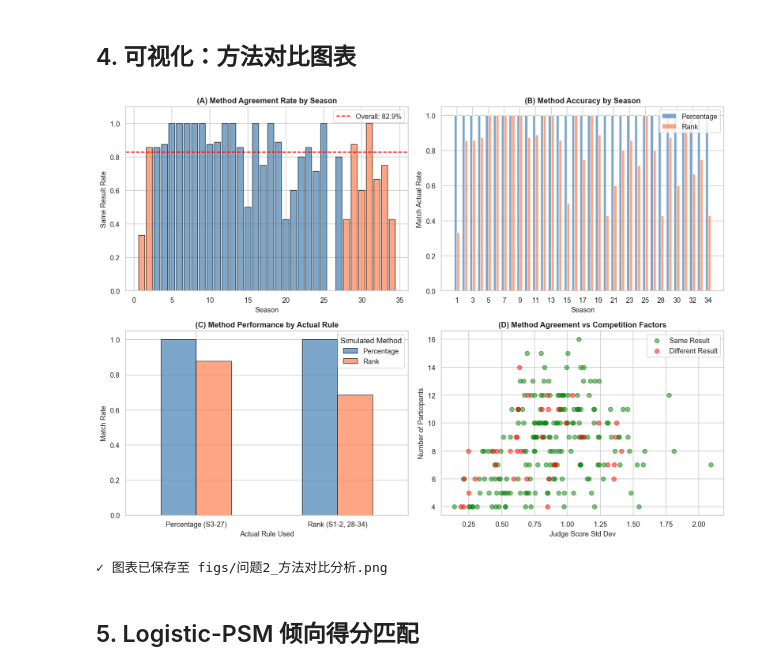
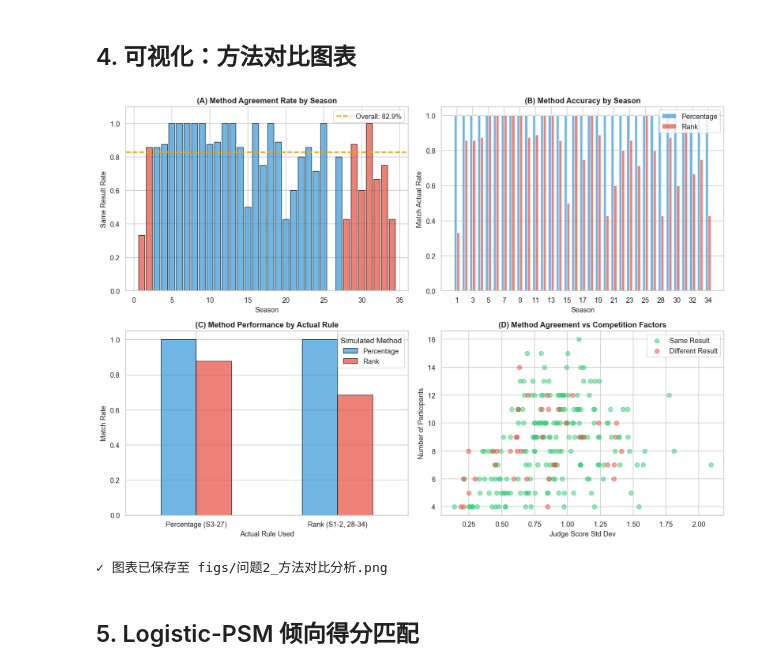
Before and after one commit to fuxiaoji/mcm, a Jupyter notebook: c/问题2/问题2_方法对比分析.ipynb, the cells around one changed output. Drawn from its saved outputs; the diff is of its cells as text; code cells hidden in the pictures.

```diff
--- a/c/问题2/问题2_方法对比分析.ipynb
+++ b/c/问题2/问题2_方法对比分析.ipynb
@@ -439,14 +439,20 @@ print(season_stats.to_string(index=False))
 # %% [markdown]
 ## 4. 可视化：方法对比图表
 # %%
+# 统一配色定义
+C_BLUE = '#3498DB'   # Percentage Method (百分比法)
+C_RED = '#E74C3C'    # Rank Method (排名法)
+C_GREEN = '#2ECC71'  # Same Result
+C_ORANGE = '#F39C12' # Warning/Highlight
+
 # 图1：两种方法结果一致性的赛季分布
 fig, axes = plt.subplots(2, 2, figsize=(14, 10))
 
 # Panel A: 方法一致性随赛季变化
 ax = axes[0, 0]
-colors = ['coral' if r == 'rank' else 'steelblue' for r in season_stats['rule']]
+colors = [C_RED if r == 'rank' else C_BLUE for r in season_stats['rule']]
 ax.bar(season_stats['season'], season_stats['same_result_rate'], color=colors, alpha=0.7, edgecolor='black')
-ax.axhline(y=parallel_df['same_result'].mean(), color='red', linestyle='--', label=f'Overall: {parallel_df["same_result"].mean():.1%}')
+ax.axhline(y=parallel_df['same_result'].mean(), color=C_ORANGE, linestyle='--', linewidth=2, label=f'Overall: {parallel_df["same_result"].mean():.1%}')
 ax.set_xlabel('Season', fontsize=11)
 ax.set_ylabel('Same Result Rate', fontsize=11)
 ax.set_title('(A) Method Agreement Rate by Season', fontsize=12, fontweight='bold')
@@ -457,8 +463,8 @@ ax.set_ylim([0, 1.1])
 ax = axes[0, 1]
 x = np.arange(len(season_stats))
 width = 0.35
-ax.bar(x - width/2, season_stats['pct_match_rate'], width, label='Percentage', color='steelblue', alpha=0.7)
-ax.bar(x + width/2, season_stats['rank_match_rate'], width, label='Rank', color='coral', alpha=0.7)
+ax.bar(x - width/2, season_stats['pct_match_rate'], width, label='Percentage', color=C_BLUE, alpha=0.7)
+ax.bar(x + width/2, season_stats['rank_match_rate'], width, label='Rank', color=C_RED, alpha=0.7)
 ax.set_xlabel('Season', fontsize=11)
 ax.set_ylabel('Match Actual Rate', fontsize=11)
 ax.set_title('(B) Method Accuracy by Season', fontsize=12, fontweight='bold')
@@ -476,37 +482,37 @@ rule_comparison = parallel_df.melt(
 )
 rule_comparison['method'] = rule_comparison['method'].map({
     'pct_matches_actual': 'Percentage',
     'rank_matches_actual': 'Rank'
 })
 
 # 计算分组统计
 grouped = rule_comparison.groupby(['actual_rule', 'method'])['matches'].mean().unstack()
-grouped.plot(kind='bar', ax=ax, color=['steelblue', 'coral'], alpha=0.7, edgecolor='black')
+grouped.plot(kind='bar', ax=ax, color=[C_BLUE, C_RED], alpha=0.7, edgecolor='black')
 ax.set_xlabel('Actual Rule Used', fontsize=11)
 ax.set_ylabel('Match Rate', fontsize=11)
 ax.set_title('(C) Method Performance by Actual Rule', fontsize=12, fontweight='bold')
 ax.set_xticklabels(['Percentage (S3-27)', 'Rank (S1-2, 28-34)'], rotation=0)
 ax.legend(title='Simulated Method')
 
 # Panel D: 评委分标准差与方法一致性的关系
 ax = axes[1, 1]
 same_cases = parallel_df[parallel_df['same_result']]
 diff_cases_plot = parallel_df[~parallel_df['same_result']]
 ax.scatter(same_cases['judge_std'], same_cases['n_participants'],
-           c='green', alpha=0.5, label='Same Result', s=50)
+           c=C_GREEN, alpha=0.5, label='Same Result', s=50)
 ax.scatter(diff_cases_plot['judge_std'], diff_cases_plot['n_participants'],
-           c='red', alpha=0.5, label='Different Result', s=50)
+           c=C_RED, alpha=0.5, label='Different Result', s=50)
 ax.set_xlabel('Judge Score Std Dev', fontsize=11)
 ax.set_ylabel('Number of Participants', fontsize=11)
 ax.set_title('(D) Method Agreement vs Competition Factors', fontsize=12, fontweight='bold')
 ax.legend()
 
 plt.tight_layout()
 plt.savefig('figs/问题2_方法对比分析.png', dpi=150, bbox_inches='tight')
 plt.show()
 print('✓ 图表已保存至 figs/问题2_方法对比分析.png')
 # %% [output]
-[figure, old version]
+[figure, new version]
 ✓ 图表已保存至 figs/问题2_方法对比分析.png
 # %% [markdown]
 ## 5. Logistic-PSM 倾向得分匹配
```
Also changed, not shown: parts of 4 cells of this notebook, 4 other files.
